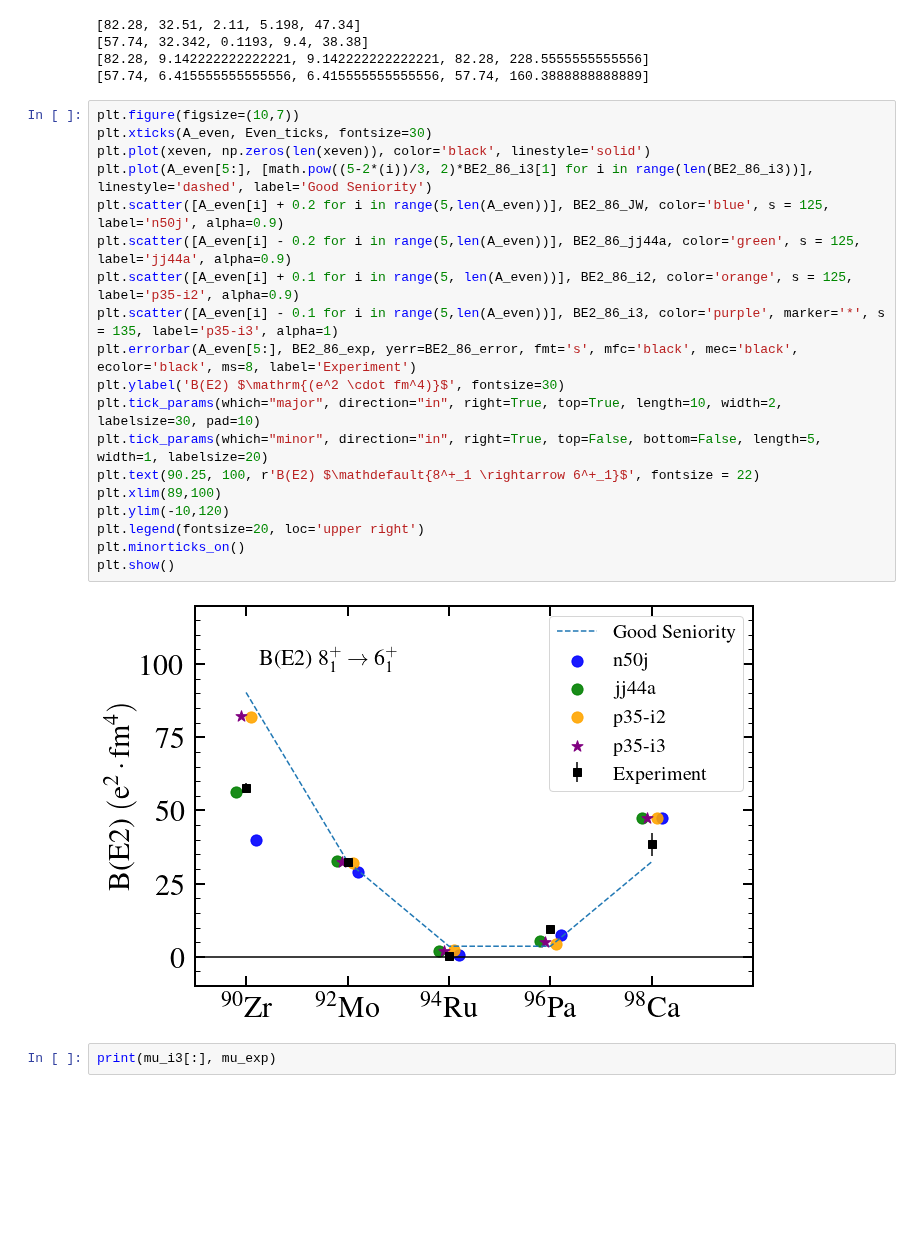
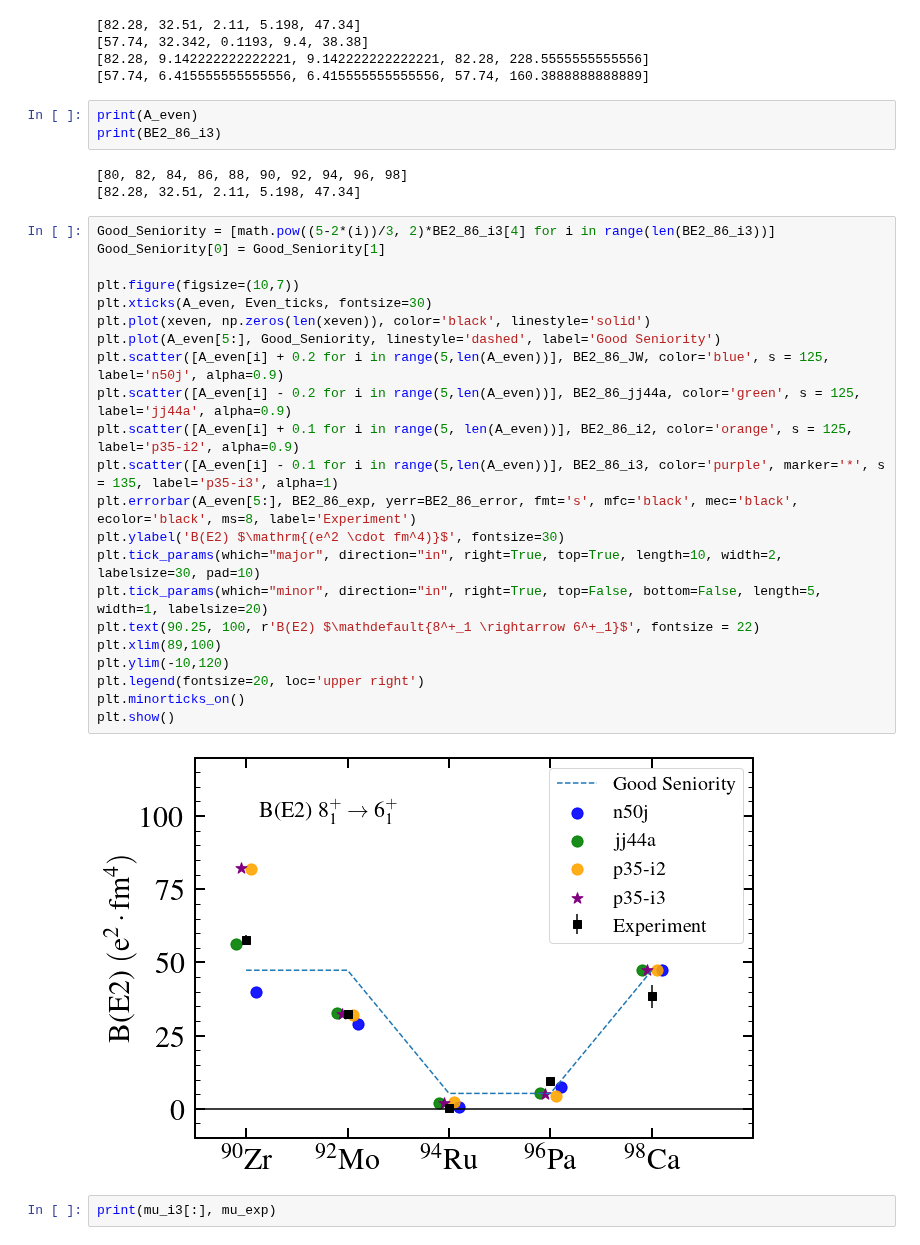
Before and after one commit to JordanPurcell/Research, a Jupyter notebook: plots/EM_properties.ipynb, the cells around one changed output. Cells and saved outputs as stored; diff of their text form; blank space fills up the shorter version.

```diff
--- a/plots/EM_properties.ipynb
+++ b/plots/EM_properties.ipynb
@@ -547,27 +551,36 @@ print([math.pow((10-4*(i+1))/6, 2)*BE2_86_exp[0] for i in range(len(BE2_86_i3))]
 [57.74, 32.342, 0.1193, 9.4, 38.38]
 [82.28, 9.142222222222221, 9.142222222222221, 82.28, 228.5555555555556]
 [57.74, 6.415555555555556, 6.415555555555556, 57.74, 160.3888888888889]
+# %%
+print(A_even)
+print(BE2_86_i3)
+# %% [output]
+[80, 82, 84, 86, 88, 90, 92, 94, 96, 98]
+[82.28, 32.51, 2.11, 5.198, 47.34]
 # %%
+Good_Seniority = [math.pow((5-2*(i))/3, 2)*BE2_86_i3[4] for i in range(len(BE2_86_i3))]
+Good_Seniority[0] = Good_Seniority[1]
+
 plt.figure(figsize=(10,7))
 plt.xticks(A_even, Even_ticks, fontsize=30)
 plt.plot(xeven, np.zeros(len(xeven)), color='black', linestyle='solid')
-plt.plot(A_even[5:], [math.pow((5-2*(i))/3, 2)*BE2_86_i3[1] for i in range(len(BE2_86_i3))], linestyle='dashed', label='Good Seniority')
+plt.plot(A_even[5:], Good_Seniority, linestyle='dashed', label='Good Seniority')
 plt.scatter([A_even[i] + 0.2 for i in range(5,len(A_even))], BE2_86_JW, color='blue', s = 125, label='n50j', alpha=0.9)
 plt.scatter([A_even[i] - 0.2 for i in range(5,len(A_even))], BE2_86_jj44a, color='green', s = 125, label='jj44a', alpha=0.9)
 plt.scatter([A_even[i] + 0.1 for i in range(5, len(A_even))], BE2_86_i2, color='orange', s = 125, label='p35-i2', alpha=0.9)
 plt.scatter([A_even[i] - 0.1 for i in range(5,len(A_even))], BE2_86_i3, color='purple', marker='*', s = 135, label='p35-i3', alpha=1)
 plt.errorbar(A_even[5:], BE2_86_exp, yerr=BE2_86_error, fmt='s', mfc='black', mec='black', ecolor='black', ms=8, label='Experiment')
 plt.ylabel('B(E2) $\mathrm{(e^2 \cdot fm^4)}$', fontsize=30)
 plt.tick_params(which="major", direction="in", right=True, top=True, length=10, width=2, labelsize=30, pad=10)
 plt.tick_params(which="minor", direction="in", right=True, top=False, bottom=False, length=5, width=1, labelsize=20)
 plt.text(90.25, 100, r'B(E2) $\mathdefault{8^+_1 \rightarrow 6^+_1}$', fontsize = 22)
 plt.xlim(89,100)
 plt.ylim(-10,120)
 plt.legend(fontsize=20, loc='upper right')
 plt.minorticks_on()
 plt.show()
 # %% [output]
-[figure, old version]
+[figure, new version]
 # %%
 print(mu_i3[:], mu_exp)
 # %% [output]
```
Also changed, not shown: parts of 3 cells of this notebook, 3 other files.
